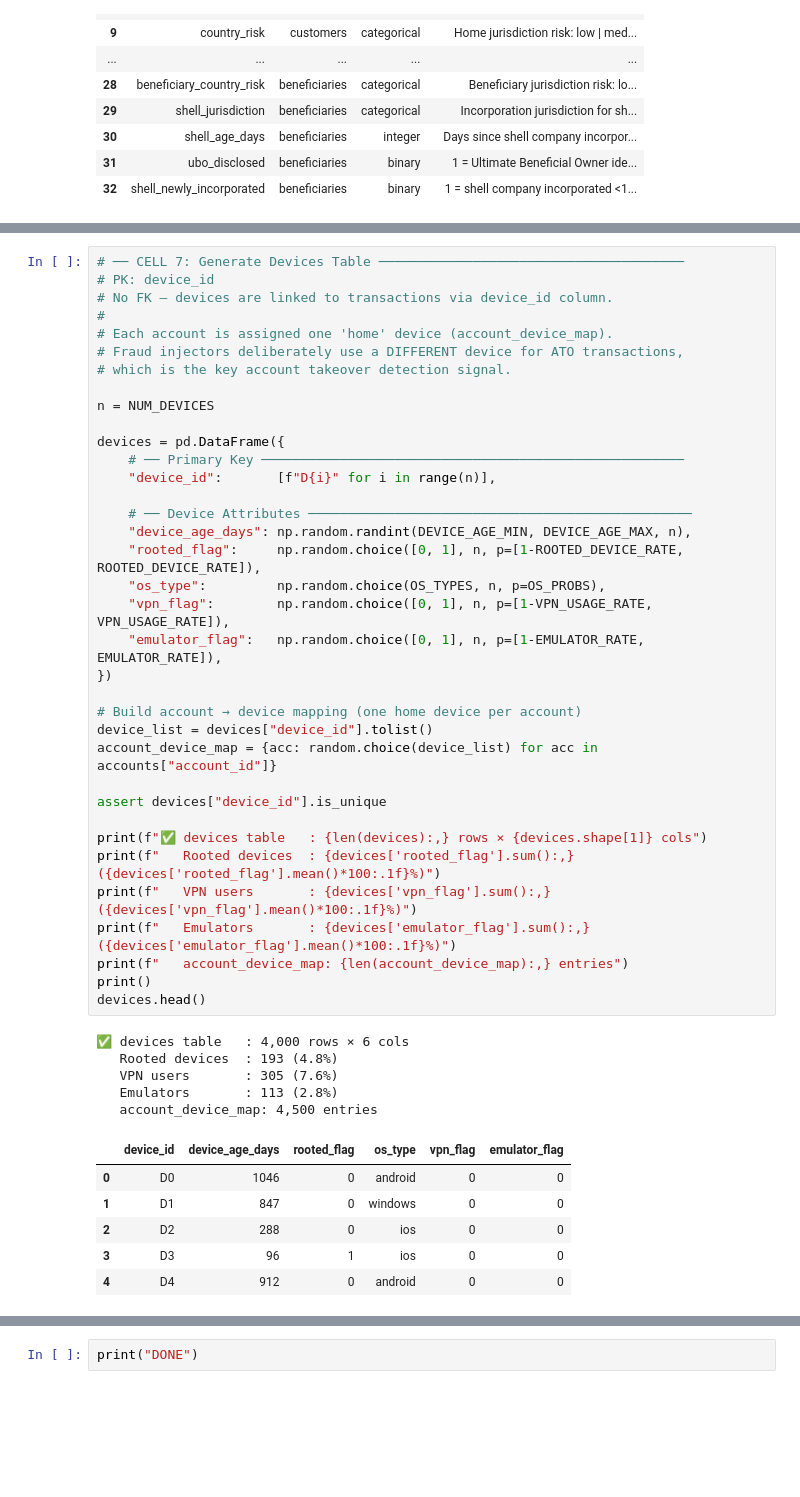
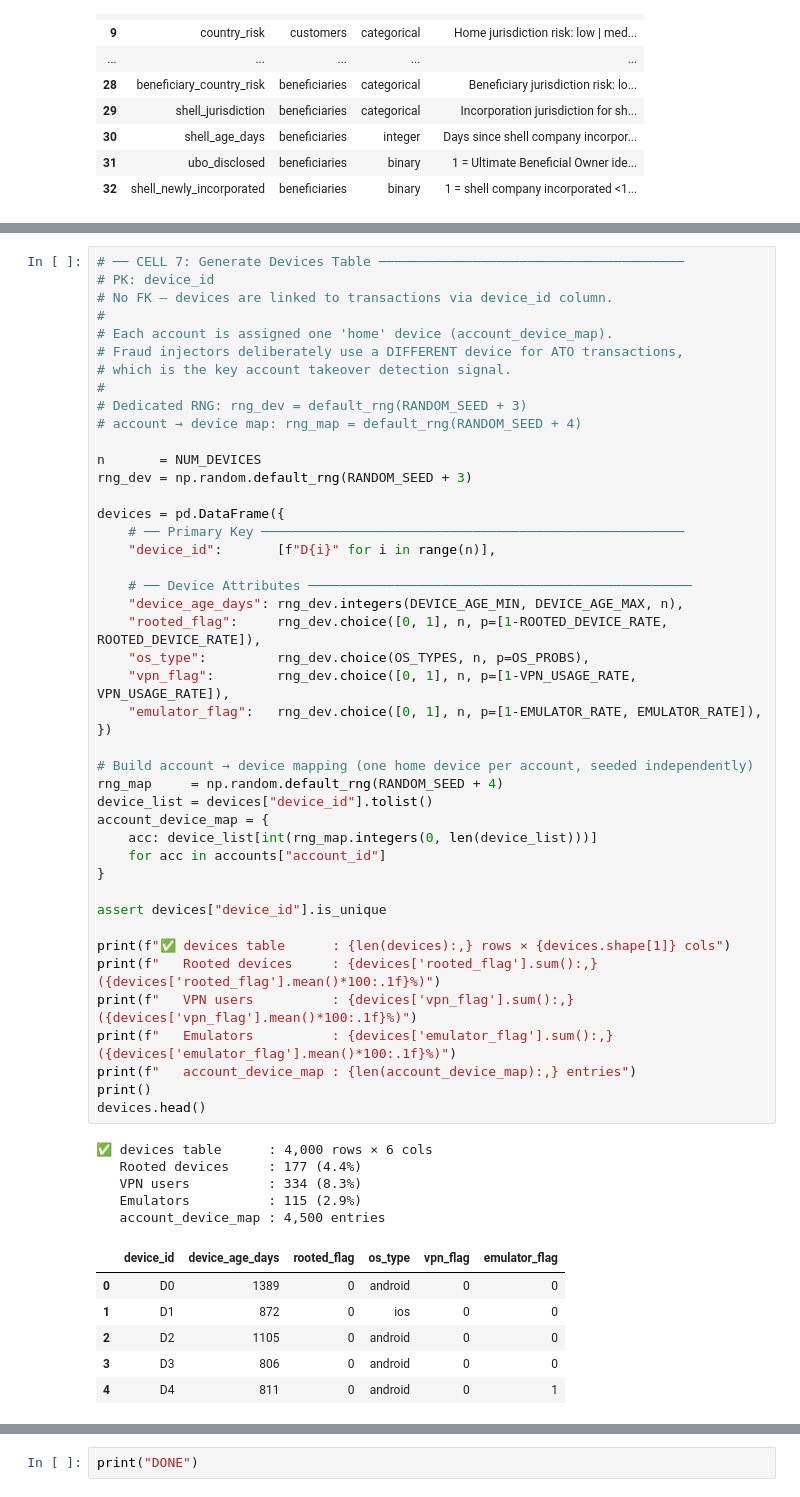
Before and after one commit to gowda-lokesh/smartsentry_aml_model, a Jupyter notebook: 01_customer_generator.ipynb, the cells around one changed output, grey strips where cells are left out. Cells and saved outputs as stored; diff of their text form; blank space fills up the shorter version.

```diff
--- a/01_customer_generator.ipynb
+++ b/01_customer_generator.ipynb
@@ -463,49 +464,57 @@ accounts.head()
 # %%
 # ── CELL 7: Generate Devices Table ───────────────────────────────────────
 # PK: device_id
 # No FK — devices are linked to transactions via device_id column.
 #
 # Each account is assigned one 'home' device (account_device_map).
 # Fraud injectors deliberately use a DIFFERENT device for ATO transactions,
 # which is the key account takeover detection signal.
+#
+# Dedicated RNG: rng_dev = default_rng(RANDOM_SEED + 3)
+# account → device map: rng_map = default_rng(RANDOM_SEED + 4)
 
-n = NUM_DEVICES
+n       = NUM_DEVICES
+rng_dev = np.random.default_rng(RANDOM_SEED + 3)
 
 devices = pd.DataFrame({
     # ── Primary Key ──────────────────────────────────────────────────────
     "device_id":       [f"D{i}" for i in range(n)],
 
     # ── Device Attributes ─────────────────────────────────────────────────
-    "device_age_days": np.random.randint(DEVICE_AGE_MIN, DEVICE_AGE_MAX, n),
-    "rooted_flag":     np.random.choice([0, 1], n, p=[1-ROOTED_DEVICE_RATE, ROOTED_DEVICE_RATE]),
-    "os_type":         np.random.choice(OS_TYPES, n, p=OS_PROBS),
-    "vpn_flag":        np.random.choice([0, 1], n, p=[1-VPN_USAGE_RATE, VPN_USAGE_RATE]),
-    "emulator_flag":   np.random.choice([0, 1], n, p=[1-EMULATOR_RATE, EMULATOR_RATE]),
+    "device_age_days": rng_dev.integers(DEVICE_AGE_MIN, DEVICE_AGE_MAX, n),
+    "rooted_flag":     rng_dev.choice([0, 1], n, p=[1-ROOTED_DEVICE_RATE, ROOTED_DEVICE_RATE]),
+    "os_type":         rng_dev.choice(OS_TYPES, n, p=OS_PROBS),
+    "vpn_flag":        rng_dev.choice([0, 1], n, p=[1-VPN_USAGE_RATE, VPN_USAGE_RATE]),
+    "emulator_flag":   rng_dev.choice([0, 1], n, p=[1-EMULATOR_RATE, EMULATOR_RATE]),
 })
 
-# Build account → device mapping (one home device per account)
+# Build account → device mapping (one home device per account, seeded independently)
+rng_map     = np.random.default_rng(RANDOM_SEED + 4)
 device_list = devices["device_id"].tolist()
-account_device_map = {acc: random.choice(device_list) for acc in accounts["account_id"]}
+account_device_map = {
+    acc: device_list[int(rng_map.integers(0, len(device_list)))]
+    for acc in accounts["account_id"]
+}
 
 assert devices["device_id"].is_unique
 
-print(f"✅ devices table   : {len(devices):,} rows × {devices.shape[1]} cols")
-print(f"   Rooted devices  : {devices['rooted_flag'].sum():,} ({devices['rooted_flag'].mean()*100:.1f}%)")
-print(f"   VPN users       : {devices['vpn_flag'].sum():,} ({devices['vpn_flag'].mean()*100:.1f}%)")
-print(f"   Emulators       : {devices['emulator_flag'].sum():,} ({devices['emulator_flag'].mean()*100:.1f}%)")
-print(f"   account_device_map: {len(account_device_map):,} entries")
+print(f"✅ devices table      : {len(devices):,} rows × {devices.shape[1]} cols")
+print(f"   Rooted devices     : {devices['rooted_flag'].sum():,} ({devices['rooted_flag'].mean()*100:.1f}%)")
+print(f"   VPN users          : {devices['vpn_flag'].sum():,} ({devices['vpn_flag'].mean()*100:.1f}%)")
+print(f"   Emulators          : {devices['emulator_flag'].sum():,} ({devices['emulator_flag'].mean()*100:.1f}%)")
+print(f"   account_device_map : {len(account_device_map):,} entries")
 print()
 devices.head()
 # %% [output]
-✅ devices table   : 4,000 rows × 6 cols
-   Rooted devices  : 193 (4.8%)
-   VPN users       : 305 (7.6%)
-   Emulators       : 113 (2.8%)
-   account_device_map: 4,500 entries
+✅ devices table      : 4,000 rows × 6 cols
+   Rooted devices     : 177 (4.4%)
+   VPN users          : 334 (8.3%)
+   Emulators          : 115 (2.9%)
+   account_device_map : 4,500 entries
 |  | device_id | device_age_days | rooted_flag | os_type | vpn_flag | emulator_flag |
-| 0 | D0 | 1046 | 0 | android | 0 | 0 |
-| 1 | D1 | 847 | 0 | windows | 0 | 0 |
-| 2 | D2 | 288 | 0 | ios | 0 | 0 |
-| 3 | D3 | 96 | 1 | ios | 0 | 0 |
-| 4 | D4 | 912 | 0 | android | 0 | 0 |
+| 0 | D0 | 1389 | 0 | android | 0 | 0 |
+| 1 | D1 | 872 | 0 | ios | 0 | 0 |
+| 2 | D2 | 1105 | 0 | android | 0 | 0 |
+| 3 | D3 | 806 | 0 | android | 0 | 0 |
+| 4 | D4 | 811 | 0 | android | 0 | 1 |
 # %%
```
Also changed, not shown: parts of 13 cells of this notebook, 6 other files.
